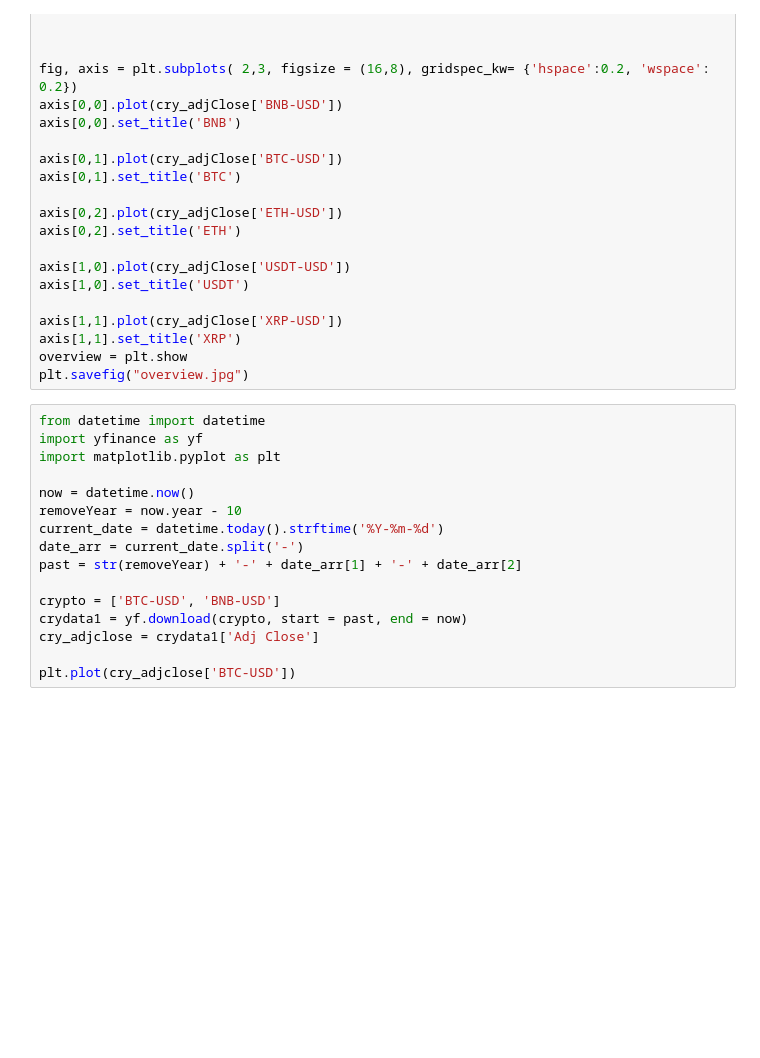
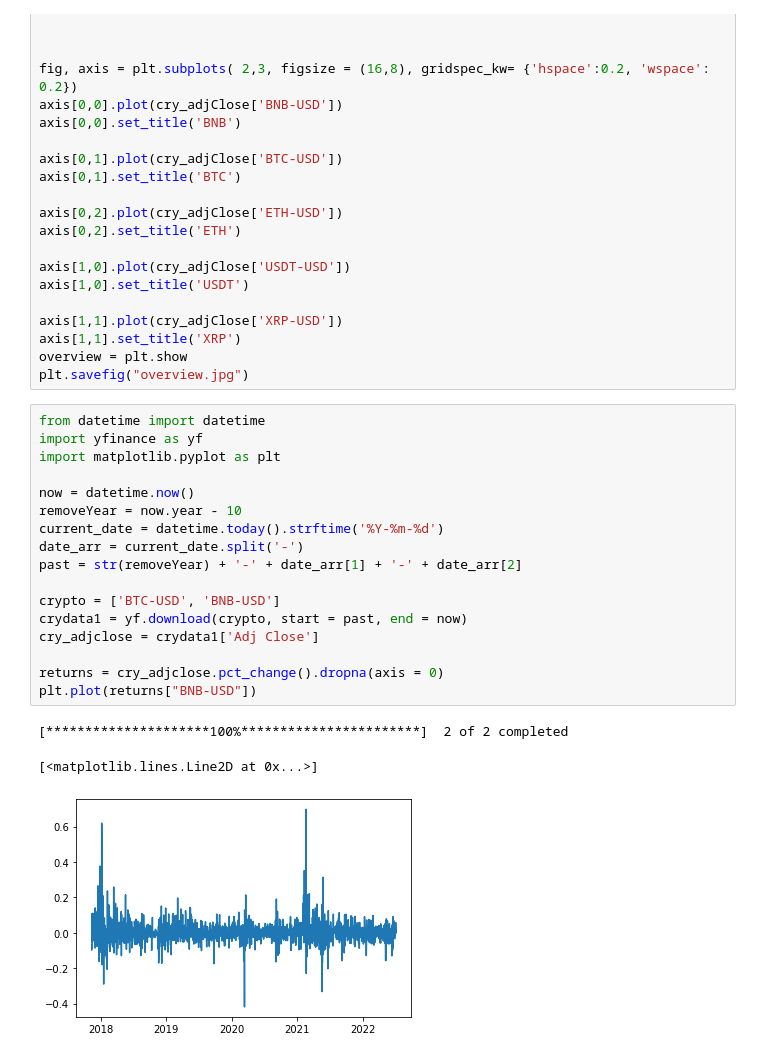
Before and after one commit to er1cyao/Crypto-Bot, a Jupyter notebook: data.ipynb, the cells around one changed output. Saved outputs shown, nothing was run; the diff lists cells and outputs as text; blank space fills up the shorter version.

Commit message:
returns

```diff
--- a/data.ipynb
+++ b/data.ipynb
@@ -35,16 +35,21 @@ plt.savefig("overview.jpg")
 # %%
 from datetime import datetime
 import yfinance as yf
 import matplotlib.pyplot as plt
 
 now = datetime.now()
 removeYear = now.year - 10
 current_date = datetime.today().strftime('%Y-%m-%d')
 date_arr = current_date.split('-')
 past = str(removeYear) + '-' + date_arr[1] + '-' + date_arr[2]
 
 crypto = ['BTC-USD', 'BNB-USD']
 crydata1 = yf.download(crypto, start = past, end = now)
 cry_adjclose = crydata1['Adj Close']
 
-plt.plot(cry_adjclose['BTC-USD'])
+returns = cry_adjclose.pct_change().dropna(axis = 0)
+plt.plot(returns["BNB-USD"])
+# %% [output]
+[*********************100%***********************]  2 of 2 completed
+[<matplotlib.lines.Line2D at 0x...>]
+[figure, added]
```
Also changed, not shown: parts of 2 cells of this notebook, 2 other files.
